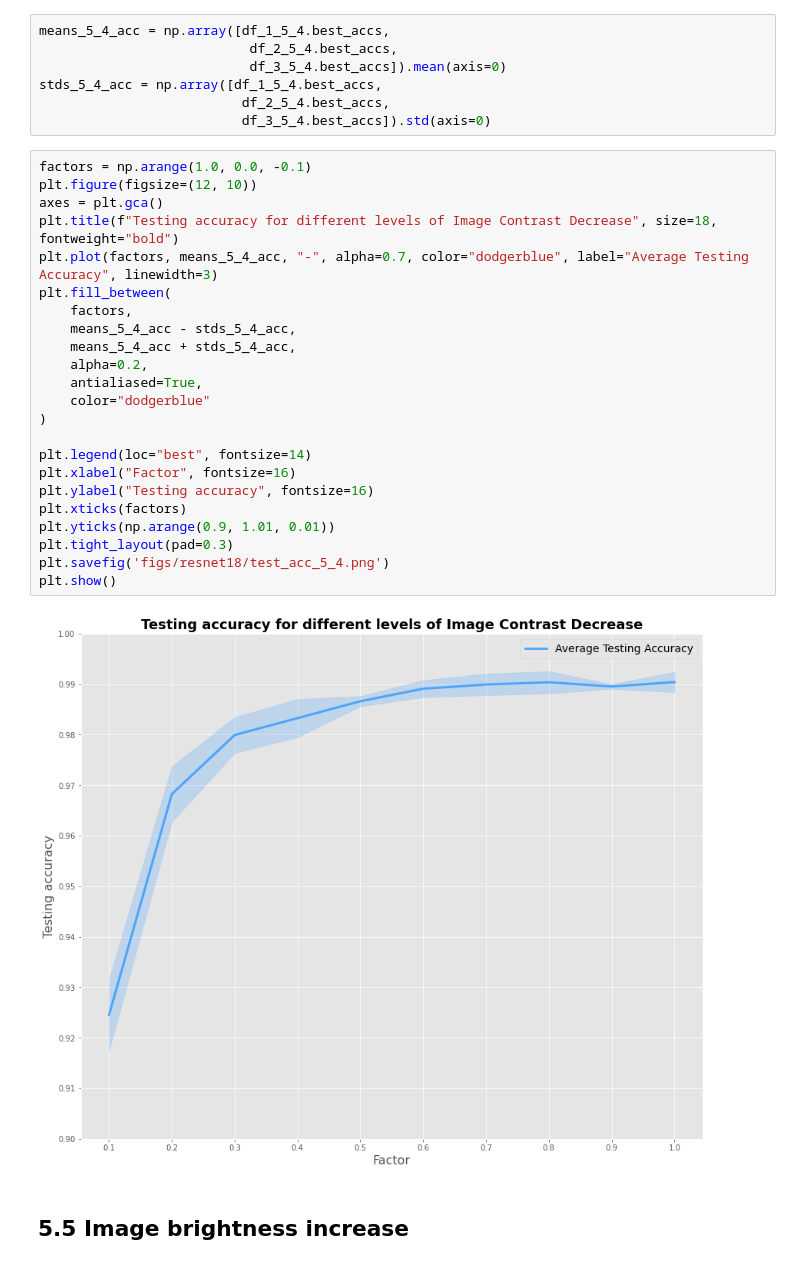
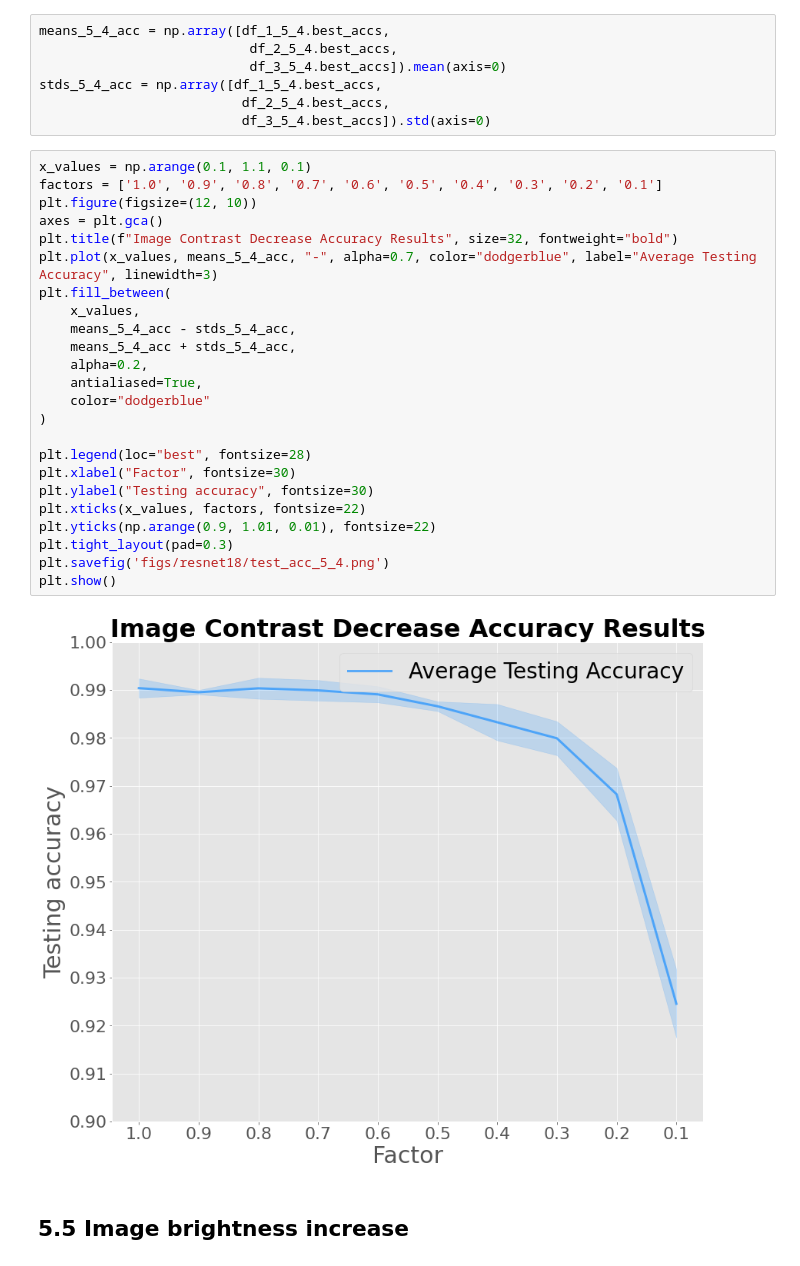
Before and after one commit to federicoarenasl/BoVW-ResNet18-Robustness-Evaluation, a Jupyter notebook: resnet_data_analyser.ipynb, the cells around one changed output. Drawn from its saved outputs; the diff is of its cells as text.

```diff
--- a/resnet_data_analyser.ipynb
+++ b/resnet_data_analyser.ipynb
@@ -516,30 +516,31 @@ stds_5_4_acc = np.array([df_1_5_4.best_accs,
                           df_2_5_4.best_accs,
                           df_3_5_4.best_accs]).std(axis=0)
 # %%
-factors = np.arange(1.0, 0.0, -0.1)
+x_values = np.arange(0.1, 1.1, 0.1)
+factors = ['1.0', '0.9', '0.8', '0.7', '0.6', '0.5', '0.4', '0.3', '0.2', '0.1']
 plt.figure(figsize=(12, 10))
 axes = plt.gca()
-plt.title(f"Testing accuracy for different levels of Image Contrast Decrease", size=18, fontweight="bold")
-plt.plot(factors, means_5_4_acc, "-", alpha=0.7, color="dodgerblue", label="Average Testing Accuracy", linewidth=3)
+plt.title(f"Image Contrast Decrease Accuracy Results", size=32, fontweight="bold")
+plt.plot(x_values, means_5_4_acc, "-", alpha=0.7, color="dodgerblue", label="Average Testing Accuracy", linewidth=3)
 plt.fill_between(
-    factors,
+    x_values,
     means_5_4_acc - stds_5_4_acc,
     means_5_4_acc + stds_5_4_acc,
     alpha=0.2,
     antialiased=True,
     color="dodgerblue"
 )
 
-plt.legend(loc="best", fontsize=14)
-plt.xlabel("Factor", fontsize=16)
-plt.ylabel("Testing accuracy", fontsize=16)
-plt.xticks(factors)
-plt.yticks(np.arange(0.9, 1.01, 0.01))
+plt.legend(loc="best", fontsize=28)
+plt.xlabel("Factor", fontsize=30)
+plt.ylabel("Testing accuracy", fontsize=30)
+plt.xticks(x_values, factors, fontsize=22)
+plt.yticks(np.arange(0.9, 1.01, 0.01), fontsize=22)
 plt.tight_layout(pad=0.3)
 plt.savefig('figs/resnet18/test_acc_5_4.png')
 plt.show()
 # %% [output]
-[figure, old version]
+[figure, new version]
 # %% [markdown]
 ## 5.5 Image brightness increase
 # %%
```
Also changed, not shown: parts of 9 cells of this notebook, 4 other files.
